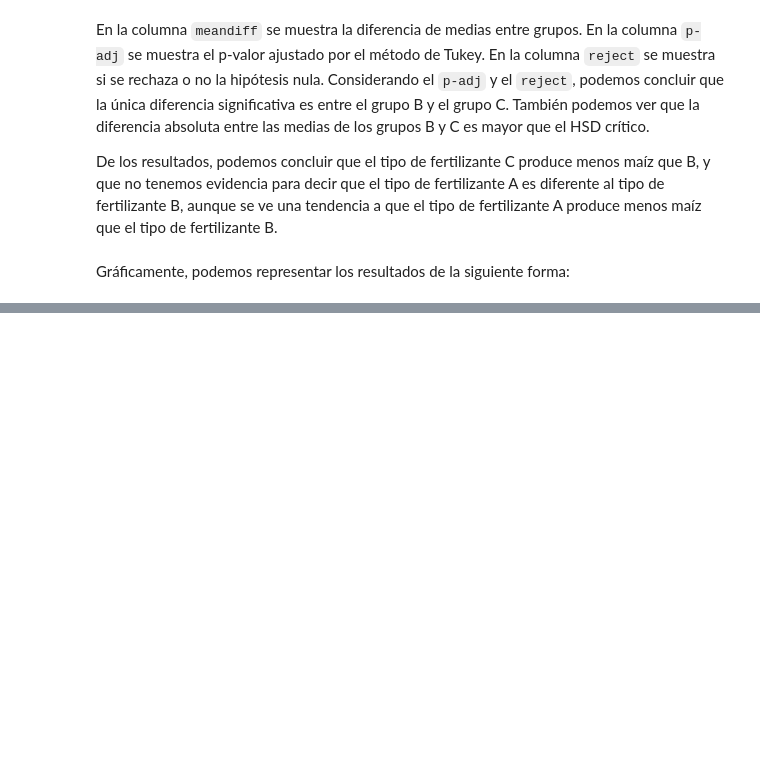
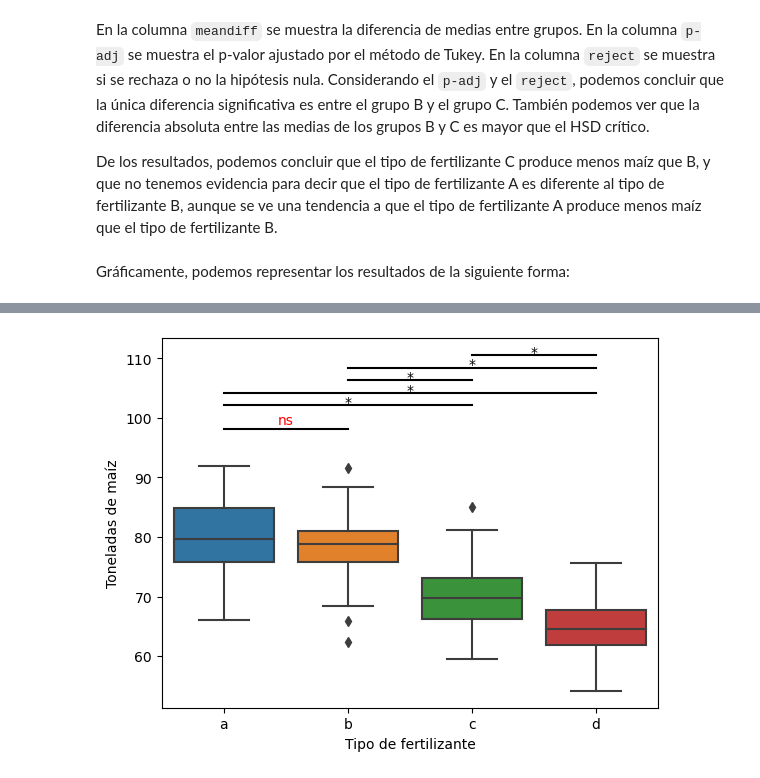
Before and after one commit to jealcalat/Analisis_multivariado-deprecated-, a Jupyter notebook: 4_tecnicas_multivariadas/4.1_anova_manova_ancova.ipynb, the cells around one changed output, grey strips where cells are left out. Saved outputs shown, nothing was run; the diff lists cells and outputs as text; code cells hidden in the pictures; blank space fills up the shorter version.

```diff
--- a/4_tecnicas_multivariadas/4.1_anova_manova_ancova.ipynb
+++ b/4_tecnicas_multivariadas/4.1_anova_manova_ancova.ipynb
@@ -424,0 +455,8 @@ plot_boxplots_with_significance(df, "group", "y",
+# %%
+plot_boxplots_with_significance(df, "group", "y",
+                                alpha=0.05,
+                                xlabel="Tipo de fertilizante",
+                                ylabel="Toneladas de maíz",
+                                title="")
+# %% [output]
+[figure, added]
```
Also changed, not shown: parts of 6 cells of this notebook.
